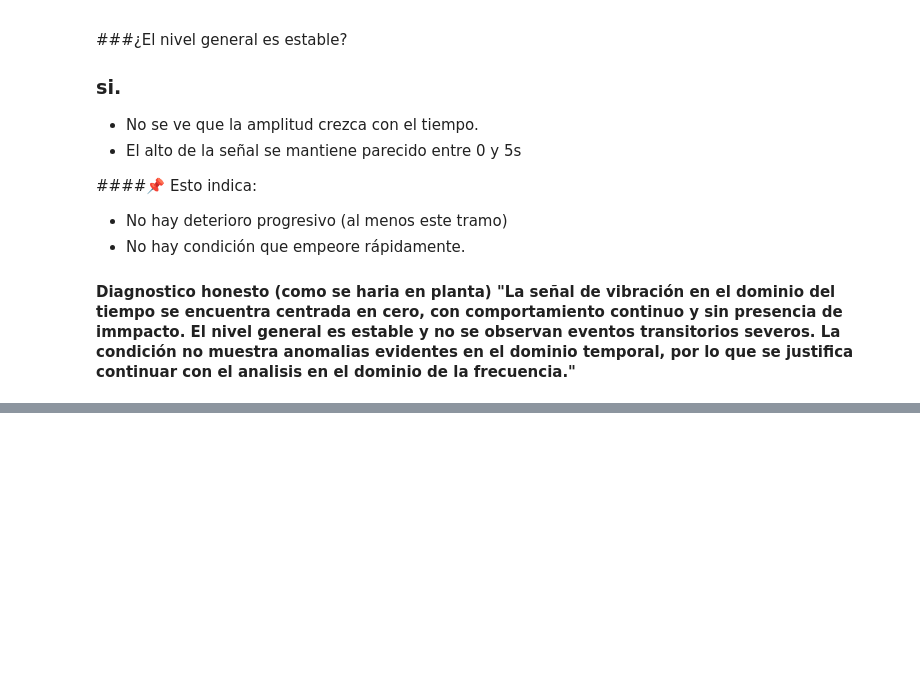
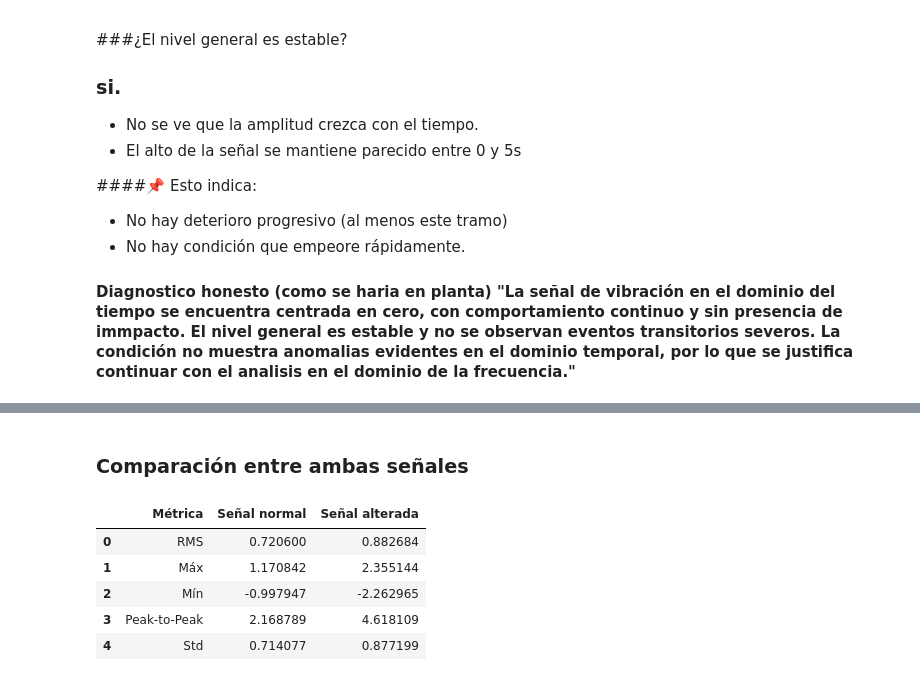
Before and after one commit to eliudjosue/predictive-maintenance, a Jupyter notebook: analisis-vibraciones/notebooks/01_senal_dominio_tiempo.ipynb, the cells around one changed output, grey strips where cells are left out. Drawn from its saved outputs; the diff is of its cells as text; code cells hidden in the pictures; blank space fills up the shorter version.

```diff
--- a/analisis-vibraciones/notebooks/01_senal_dominio_tiempo.ipynb
+++ b/analisis-vibraciones/notebooks/01_senal_dominio_tiempo.ipynb
@@ -93,0 +175,19 @@ Cómo lo sabemos:
+# %% [markdown]
+### Comparación entre ambas señales
+# %%
+import pandas as pd
+
+df_stats = pd.DataFrame({
+    "Métrica": ["RMS", "Máx", "Mín", "Peak-to-Peak", "Std"],
+    "Señal normal": [rms, max_val, min_val, ptp, std],
+    "Señal alterada": [rms_alt, max_alt, min_alt, ptp_alt, std_alt]
+})
+
+df_stats
+# %% [output]
+|  | Métrica | Señal normal | Señal alterada |
+| 0 | RMS | 0.720600 | 0.882684 |
+| 1 | Máx | 1.170842 | 2.355144 |
+| 2 | Mín | -0.997947 | -2.262965 |
+| 3 | Peak-to-Peak | 2.168789 | 4.618109 |
+| 4 | Std | 0.714077 | 0.877199 |
```
Also changed, not shown: parts of 10 cells of this notebook.
